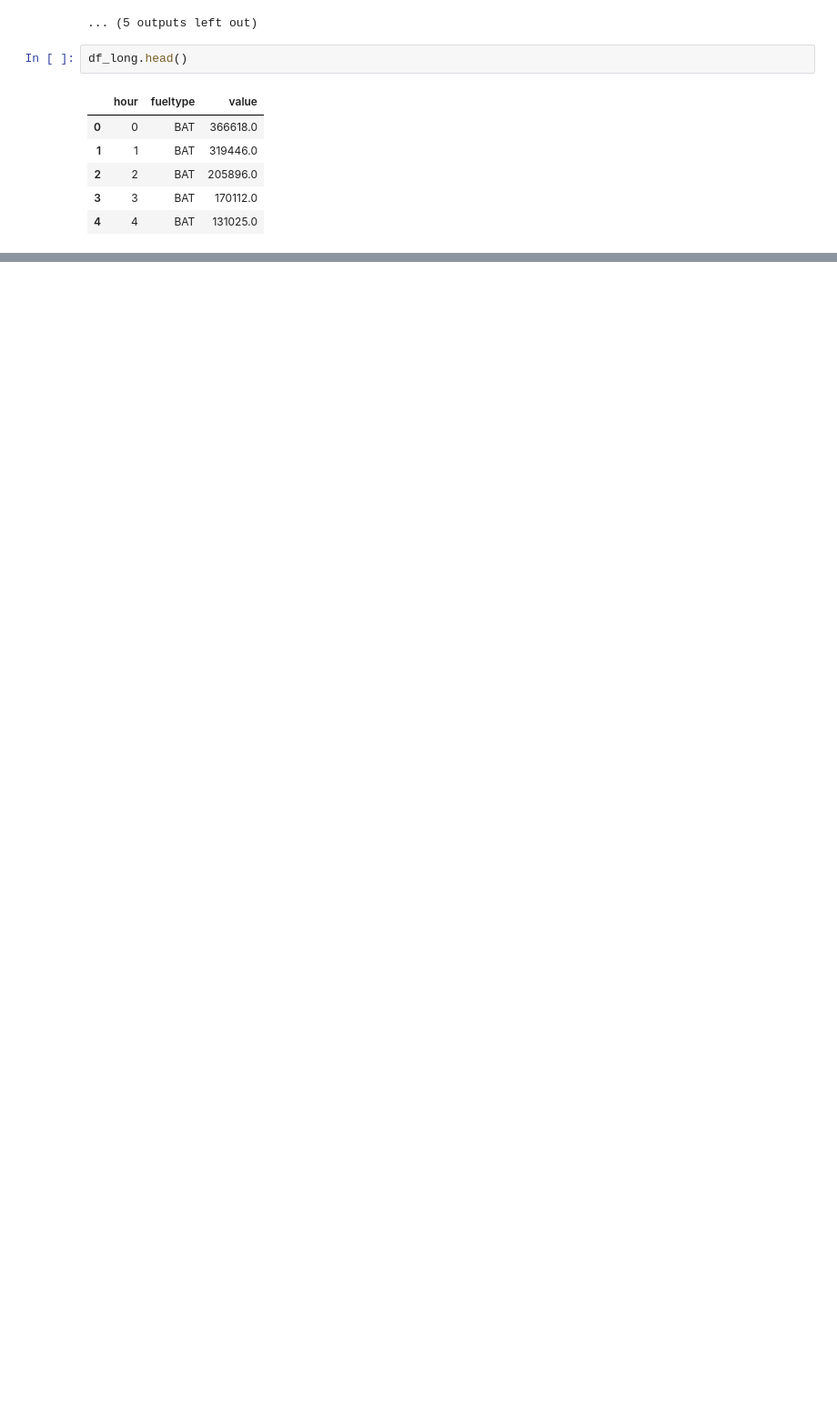
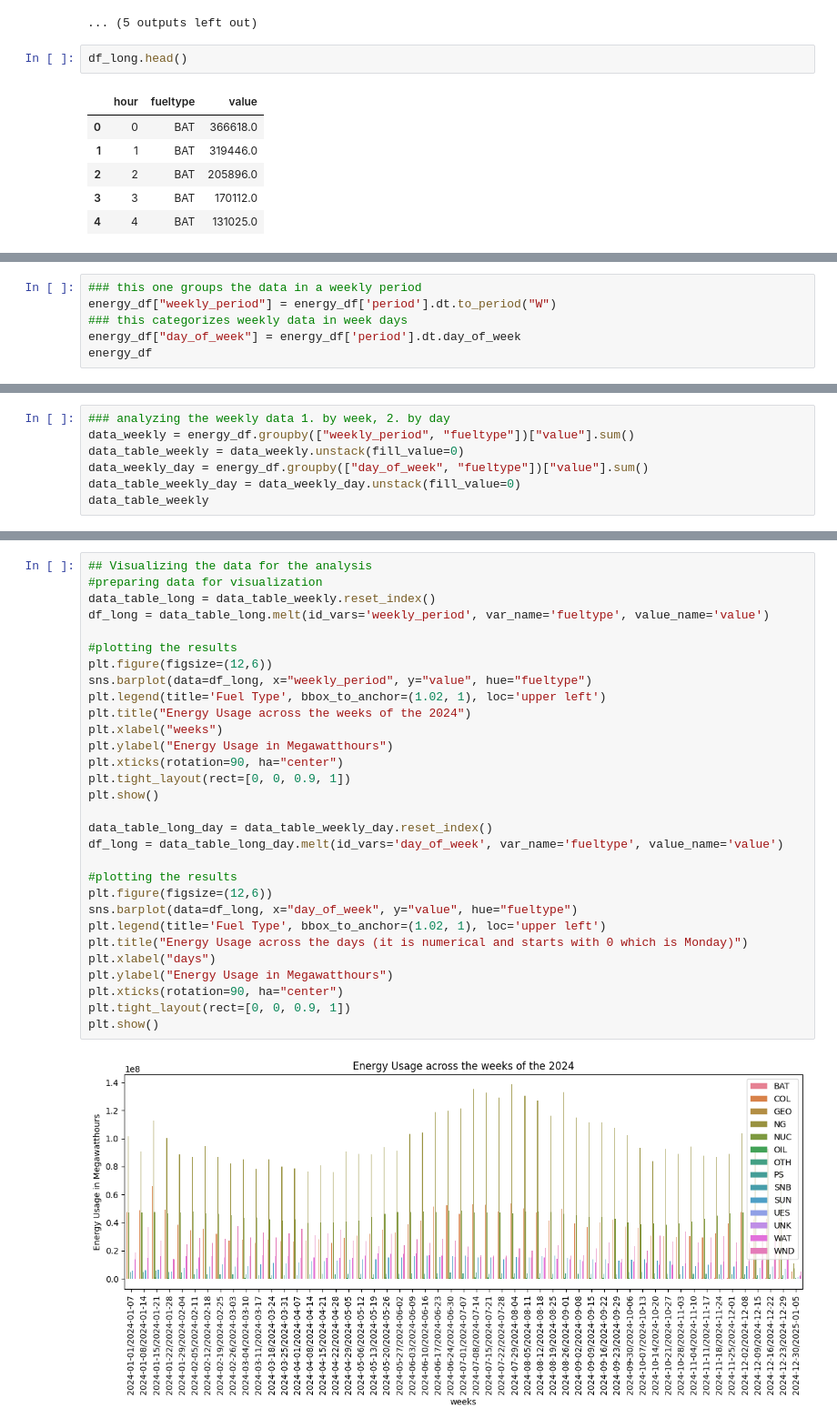
Before and after one commit to Yussufkadir/Energy_Analysis_Project, a Jupyter notebook: test.ipynb, the cells around one changed output, grey strips where cells are left out. Shown at 91% size. Cells and saved outputs as stored; diff of their text form; blank space fills up the shorter version.

Commit message:
finished with time analysis.

```diff
--- a/test.ipynb
+++ b/test.ipynb
@@ -359,0 +356,6 @@ stats_df
+# %%
+### this one groups the data in a weekly period
+energy_df["weekly_period"] = energy_df['period'].dt.to_period("W")
+### this categorizes weekly data in week days
+energy_df["day_of_week"] = energy_df['period'].dt.day_of_week
+energy_df
@@ -359,0 +376,7 @@ stats_df
+# %%
+### analyzing the weekly data 1. by week, 2. by day
+data_weekly = energy_df.groupby(["weekly_period", "fueltype"])["value"].sum()
+data_table_weekly = data_weekly.unstack(fill_value=0)
+data_weekly_day = energy_df.groupby(["day_of_week", "fueltype"])["value"].sum()
+data_table_weekly_day = data_weekly_day.unstack(fill_value=0)
+data_table_weekly
@@ -359,0 +414,32 @@ stats_df
+# %%
+## Visualizing the data for the analysis
+#preparing data for visualization
+data_table_long = data_table_weekly.reset_index()
+df_long = data_table_long.melt(id_vars='weekly_period', var_name='fueltype', value_name='value')
+
+#plotting the results
+plt.figure(figsize=(12,6))
+sns.barplot(data=df_long, x="weekly_period", y="value", hue="fueltype")
+plt.legend(title='Fuel Type', bbox_to_anchor=(1.02, 1), loc='upper left')
+plt.title("Energy Usage across the weeks of the 2024")
+plt.xlabel("weeks")
+plt.ylabel("Energy Usage in Megawatthours")
+plt.xticks(rotation=90, ha="center")
+plt.tight_layout(rect=[0, 0, 0.9, 1])
+plt.show()
+
+data_table_long_day = data_table_weekly_day.reset_index()
+df_long = data_table_long_day.melt(id_vars='day_of_week', var_name='fueltype', value_name='value')
+
+#plotting the results
+plt.figure(figsize=(12,6))
+sns.barplot(data=df_long, x="day_of_week", y="value", hue="fueltype")
+plt.legend(title='Fuel Type', bbox_to_anchor=(1.02, 1), loc='upper left')
+plt.title("Energy Usage across the days (it is numerical and starts with 0 which is Monday)")
+plt.xlabel("days")
+plt.ylabel("Energy Usage in Megawatthours")
+plt.xticks(rotation=90, ha="center")
+plt.tight_layout(rect=[0, 0, 0.9, 1])
+plt.show()
+# %% [output]
+[figure, added]
```
Also changed, not shown: parts of 11 cells of this notebook, 1 other file.
